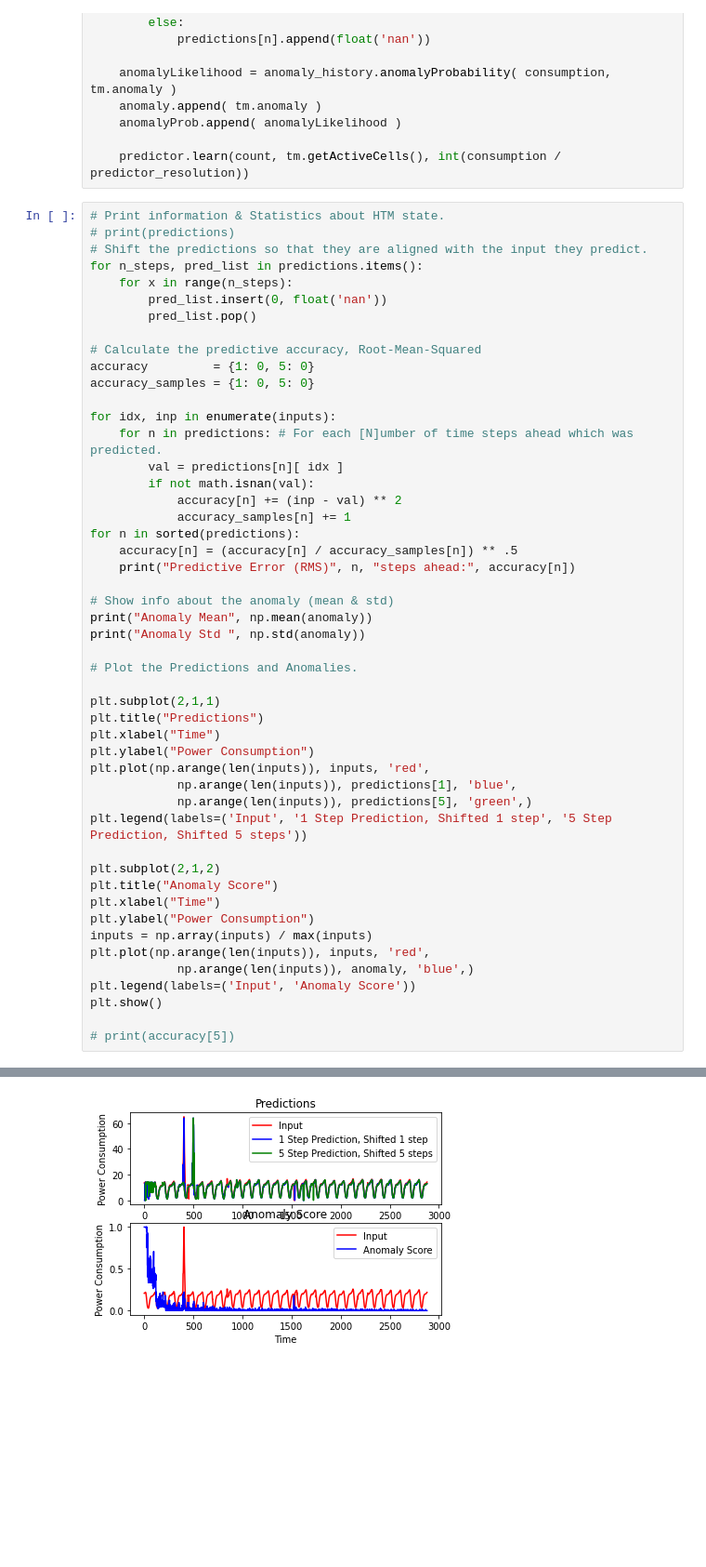
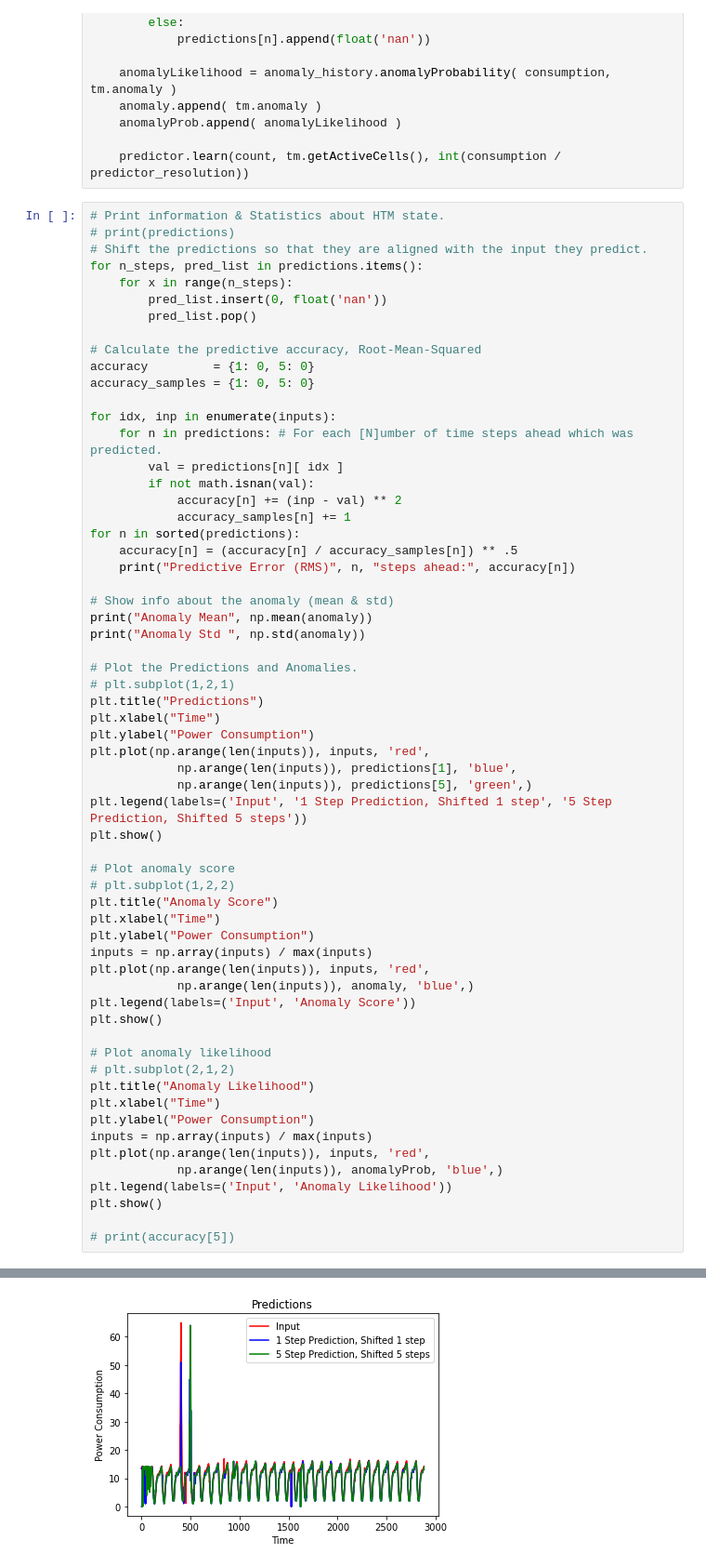
Before and after one commit to caprivm/thesis_msc, a Jupyter notebook: examples/anomaly_detection.ipynb, the cells around one changed output, grey strips where cells are left out. Shown at 93% size. Drawn from its saved outputs; the diff is of its cells as text; blank space fills up the shorter version.

Commit message:
Add images wirh graphs

```diff
--- a/examples/anomaly_detection.ipynb
+++ b/examples/anomaly_detection.ipynb
@@ -187,8 +187,7 @@ print("Anomaly Mean", np.mean(anomaly))
 print("Anomaly Std ", np.std(anomaly))
 
 # Plot the Predictions and Anomalies.
-
-plt.subplot(2,1,1)
+# plt.subplot(1,2,1)
 plt.title("Predictions")
 plt.xlabel("Time")
 plt.ylabel("Power Consumption")
@@ -196,8 +195,10 @@ plt.plot(np.arange(len(inputs)), inputs, 'red',
             np.arange(len(inputs)), predictions[1], 'blue',
             np.arange(len(inputs)), predictions[5], 'green',)
 plt.legend(labels=('Input', '1 Step Prediction, Shifted 1 step', '5 Step Prediction, Shifted 5 steps'))
+plt.show()
 
-plt.subplot(2,1,2)
+# Plot anomaly score
+# plt.subplot(1,2,2)
 plt.title("Anomaly Score")
 plt.xlabel("Time")
 plt.ylabel("Power Consumption")
@@ -207,5 +208,16 @@ plt.plot(np.arange(len(inputs)), inputs, 'red',
 plt.legend(labels=('Input', 'Anomaly Score'))
 plt.show()
 
+# Plot anomaly likelihood
+# plt.subplot(2,1,2)
+plt.title("Anomaly Likelihood")
+plt.xlabel("Time")
+plt.ylabel("Power Consumption")
+inputs = np.array(inputs) / max(inputs)
+plt.plot(np.arange(len(inputs)), inputs, 'red',
+            np.arange(len(inputs)), anomalyProb, 'blue',)
+plt.legend(labels=('Input', 'Anomaly Likelihood'))
+plt.show()
+
 # print(accuracy[5])
 # %% [output]
@@ -216 +228 @@ Anomaly Std  0.12610257344336254
-[figure, old version]
+[figure, new version]
```
Also changed, not shown: parts of 2 cells of this notebook, 3 other files.
